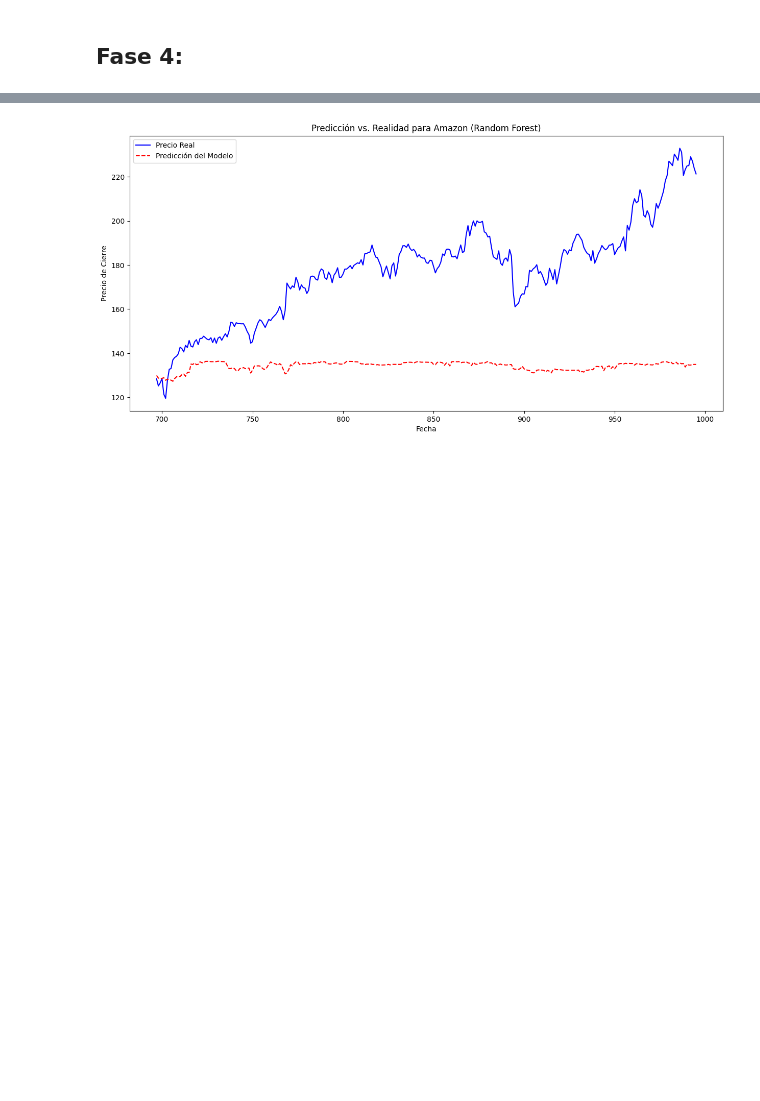
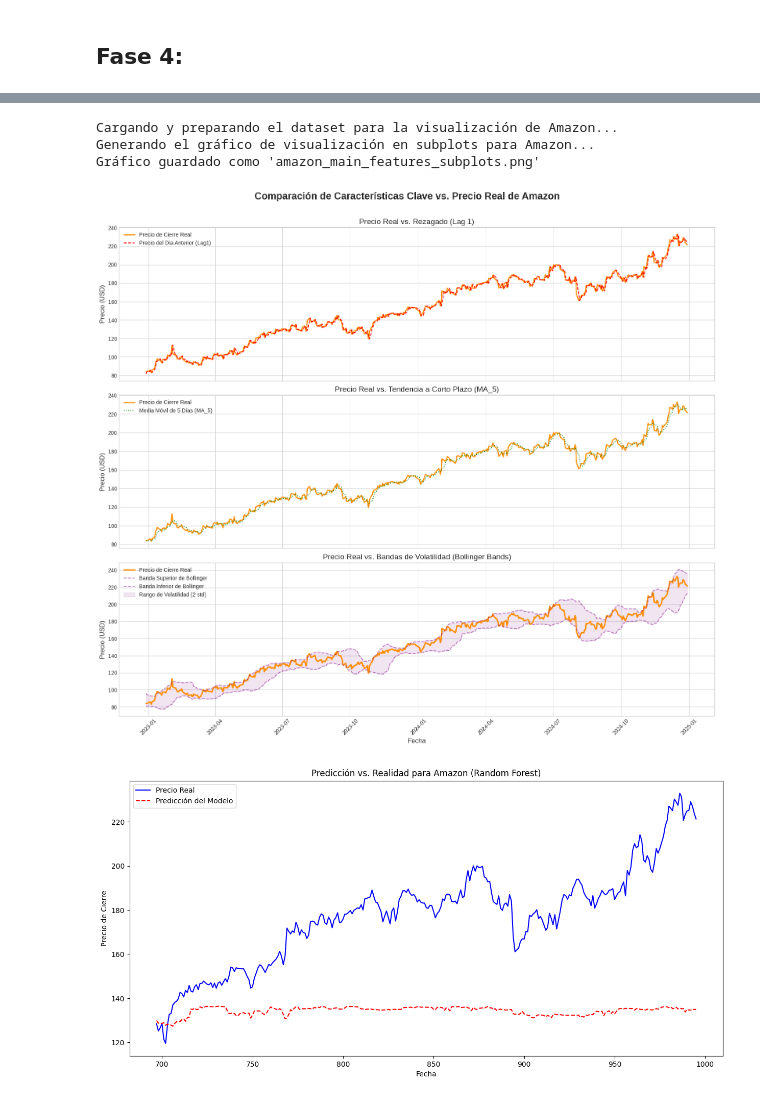
Before and after one commit to jaimeisaac2020/Python-analsisis-basicos, a Jupyter notebook: analisis_objetivo_3.ipynb, the cells around one changed output, grey strips where cells are left out. Saved outputs shown, nothing was run; the diff lists cells and outputs as text; code cells hidden in the pictures; blank space fills up the shorter version.

```diff
--- a/analisis_objetivo_3.ipynb
+++ b/analisis_objetivo_3.ipynb
@@ -357,3 +770,79 @@ Gradient Boosting (Amazon - Base) - MSE: 2170.5638, R2: -3.3411
+# %%
+import pandas as pd
+import matplotlib.pyplot as plt
+
+# --- 1. Carga y Preparación de Datos ---
+print("Cargando y preparando el dataset para la visualización de Amazon...")
+file_path = 'dataset_completo_google_amazon.csv'
+df = pd.read_csv(file_path)
+df["Date"] = pd.to_datetime(df["Date"])
+df = df.sort_values(by="Date").reset_index(drop=True)
+
+# --- 2. Crear las características que queremos visualizar ---
+# Precio del día anterior (Lag 1)
+df['AMZN_Close_Lag1'] = df['AMZN_Close'].shift(1)
+# Media Móvil de 5 días
+df['AMZN_MA_5'] = df['AMZN_Close'].rolling(window=5).mean()
+# Bandas de Bollinger (necesitamos la inferior)
+window_bb = 20
+df['AMZN_BB_MA'] = df['AMZN_Close'].rolling(window=window_bb).mean()
+df['AMZN_BB_std'] = df['AMZN_Close'].rolling(window=window_bb).std()
+df['AMZN_BB_Upper'] = df['AMZN_BB_MA'] + (df['AMZN_BB_std'] * 2)
+df['AMZN_BB_Lower'] = df['AMZN_BB_MA'] - (df['AMZN_BB_std'] * 2)
+
+# --- 3. Seleccionar un período de tiempo para la visualización ---
+df_plot = df.tail(500) # Aproximadamente 2 años de datos de trading
+
+print("Generando el gráfico de visualización en subplots para Amazon...")
+
+# --- 4. Creación de la Figura con 3 Subplots ---
+# `subplots(3, 1)` crea una cuadrícula de 3 filas y 1 columna.
+# `sharex=True` asegura que todos los gráficos compartan el mismo eje X (la fecha).
+fig, (ax1, ax2, ax3) = plt.subplots(3, 1, figsize=(16, 15), sharex=True)
+
+# --- Título General para toda la Figura ---
+fig.suptitle('Comparación de Características Clave vs. Precio Real de Amazon', fontsize=18, fontweight='bold')
+
+# --- Gráfico 1: Precio Real vs. Precio del Día Anterior (Lag1) ---
+ax1.plot(df_plot['Date'], df_plot['AMZN_Close'], label='Precio de Cierre Real', color='darkorange', linewidth=2)
+ax1.plot(df_plot['Date'], df_plot['AMZN_Close_Lag1'], label='Precio del Día Anterior (Lag1)', color='red', linestyle='--')
+ax1.set_ylabel('Precio (USD)', fontsize=12)
+ax1.set_title('Precio Real vs. Rezagado (Lag 1)', fontsize=14)
+ax1.legend()
+ax1.grid(True)
+
+# --- Gráfico 2: Precio Real vs. Media Móvil de 5 Días ---
+ax2.plot(df_plot['Date'], df_plot['AMZN_Close'], label='Precio de Cierre Real', color='darkorange', linewidth=2)
+ax2.plot(df_plot['Date'], df_plot['AMZN_MA_5'], label='Media Móvil de 5 Días (MA_5)', color='green', linestyle=':')
+ax2.set_ylabel('Precio (USD)', fontsize=12)
+ax2.set_title('Precio Real vs. Tendencia a Corto Plazo (MA_5)', fontsize=14)
+ax2.legend()
+ax2.grid(True)
+
+# --- Gráfico 3: Precio Real vs. Bandas de Bollinger ---
+ax3.plot(df_plot['Date'], df_plot['AMZN_Close'], label='Precio de Cierre Real', color='darkorange', linewidth=2.5)
+ax3.plot(df_plot['Date'], df_plot['AMZN_BB_Upper'], label='Banda Superior de Bollinger', color='purple', linestyle='--', alpha=0.5)
+ax3.plot(df_plot['Date'], df_plot['AMZN_BB_Lower'], label='Banda Inferior de Bollinger', color='purple', linestyle='--', alpha=0.5)
+ax3.fill_between(df_plot['Date'], df_plot['AMZN_BB_Lower'], df_plot['AMZN_BB_Upper'], color='purple', alpha=0.1, label='Rango de Volatilidad (2 std)')
+ax3.set_ylabel('Precio (USD)', fontsize=12)
+ax3.set_title('Precio Real vs. Bandas de Volatilidad (Bollinger Bands)', fontsize=14)
+ax3.legend()
+ax3.grid(True)
+
+# --- Ajustes Finales ---
+plt.xlabel('Fecha', fontsize=12)
+plt.xticks(rotation=45)
+plt.tight_layout(rect=[0, 0.03, 1, 0.97]) # Ajustar para que el suptitle no se superponga
+
+# Guardar y mostrar el gráfico
+plt.savefig('amazon_main_features_subplots.png')
+print("Gráfico guardado como 'amazon_main_features_subplots.png'")
+plt.show()
+# %% [output]
+Cargando y preparando el dataset para la visualización de Amazon...
+Generando el gráfico de visualización en subplots para Amazon...
+Gráfico guardado como 'amazon_main_features_subplots.png'
+[figure, added]
 # %%
 # Ejemplo para Amazon Random Forest
 plt.figure(figsize=(15, 7))
```
Also changed, not shown: parts of 5 cells of this notebook.
